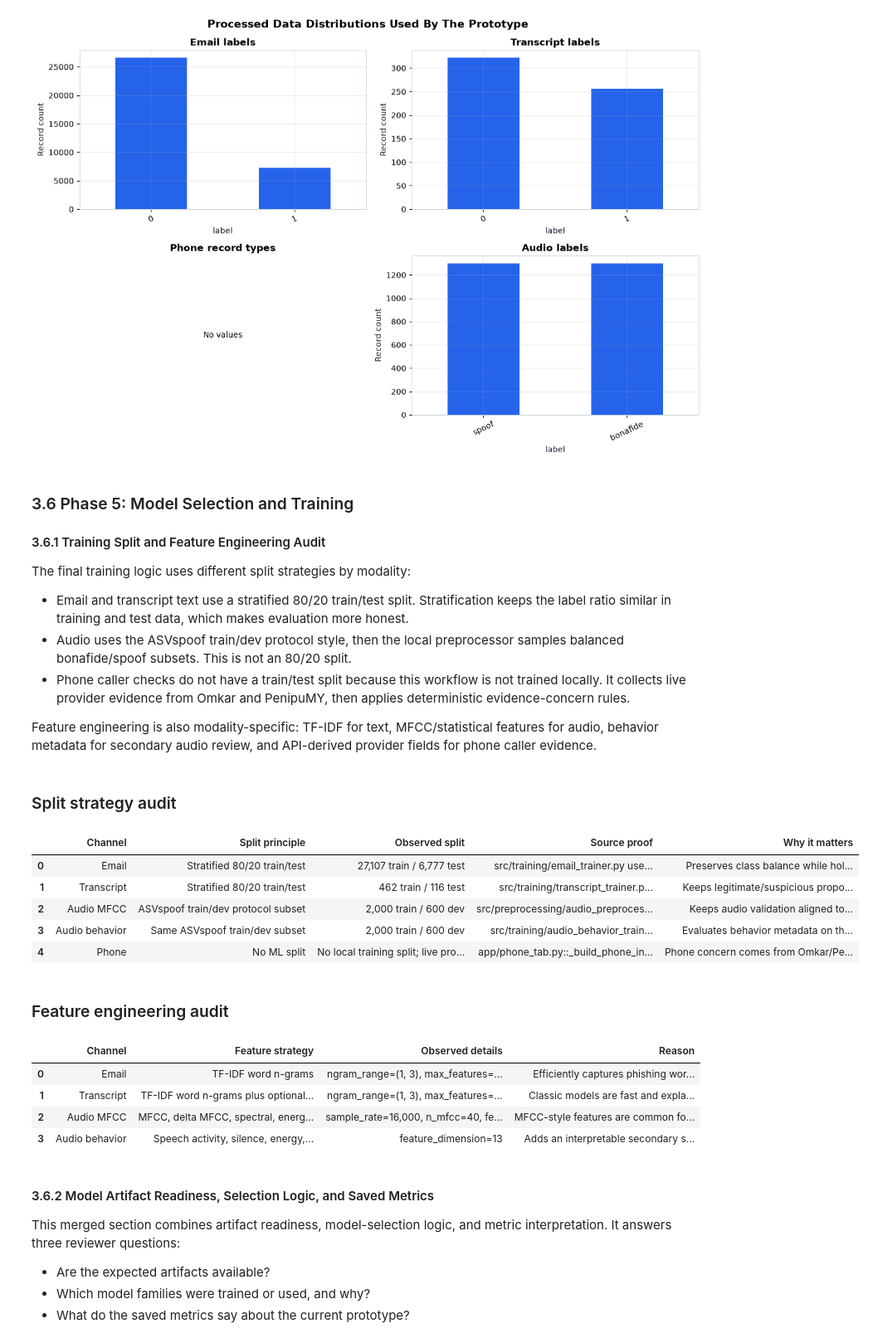
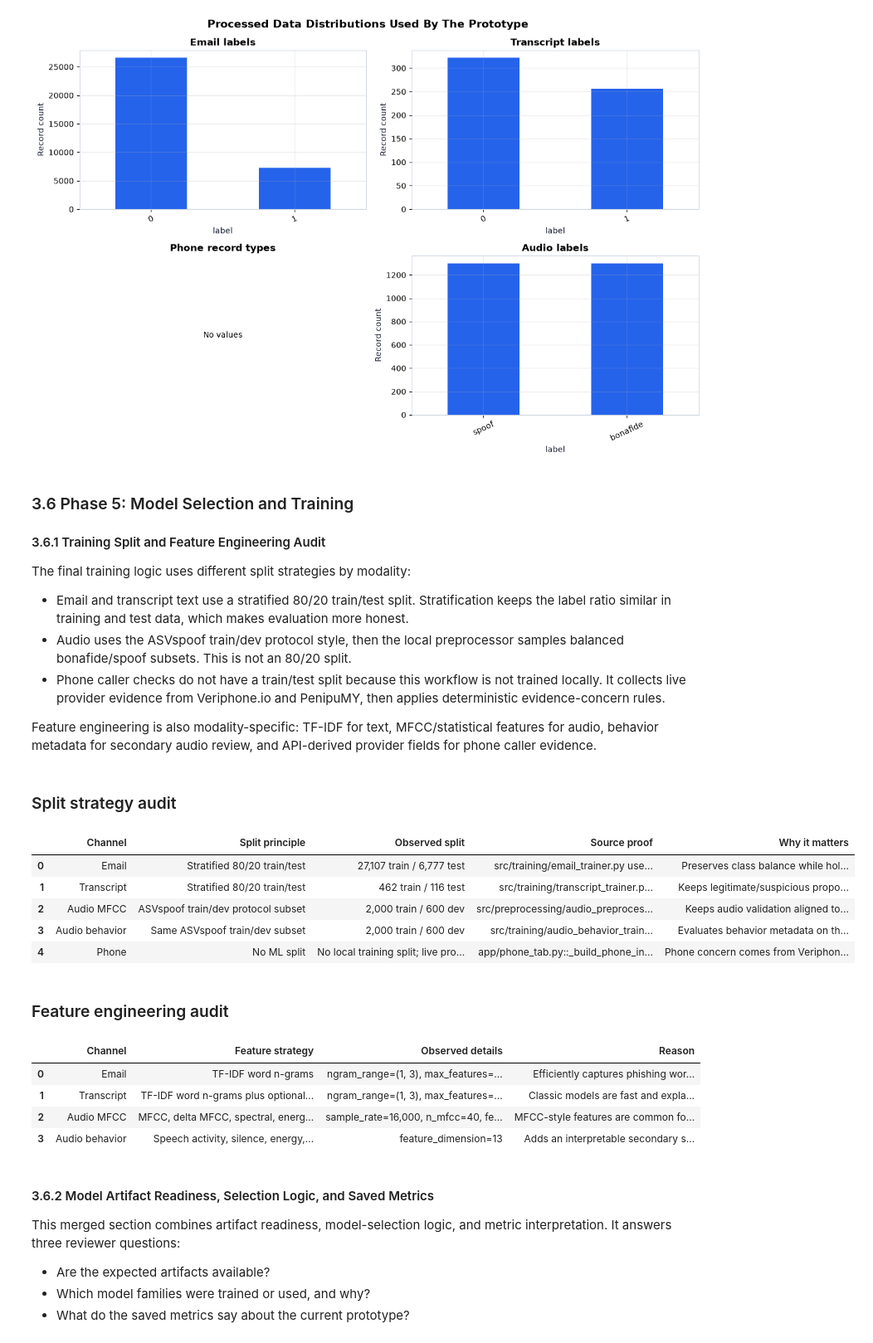
Before and after one commit to mikeshyway/ai-scam-detector, a Jupyter notebook: notebooks/00_final_prototype_evidence_notebook.ipynb, the cells around one changed output. Shown at 83% size. Saved outputs shown, nothing was run; the diff lists cells and outputs as text; code cells hidden in the pictures.

```diff
--- a/notebooks/00_final_prototype_evidence_notebook.ipynb
+++ b/notebooks/00_final_prototype_evidence_notebook.ipynb
@@ -360,7 +360,7 @@ The final training logic uses different split strategies by modality:
 
 - Email and transcript text use a stratified 80/20 train/test split. Stratification keeps the label ratio similar in training and test data, which makes evaluation more honest.
 - Audio uses the ASVspoof train/dev protocol style, then the local preprocessor samples balanced bonafide/spoof subsets. This is not an 80/20 split.
-- Phone caller checks do not have a train/test split because this workflow is not trained locally. It collects live provider evidence from Omkar and PenipuMY, then applies deterministic evidence-concern rules.
+- Phone caller checks do not have a train/test split because this workflow is not trained locally. It collects live provider evidence from Veriphone.io and PenipuMY, then applies deterministic evidence-concern rules.
 
 Feature engineering is also modality-specific: TF-IDF for text, MFCC/statistical features for audio, behavior metadata for secondary audio review, and API-derived provider fields for phone caller evidence.
 # %%
@@ -410,7 +410,7 @@ split_audit_df = pd.DataFrame([
         "Split principle": "No ML split",
         "Observed split": "No local training split; live provider evidence is interpreted at runtime",
         "Source proof": "app/phone_tab.py::_build_phone_investigation and app/phone_tab.py::_build_phone_assessment",
-        "Why it matters": "Phone concern comes from Omkar/PenipuMY API fields and transparent weights, not locally learned caller-risk values.",
+        "Why it matters": "Phone concern comes from Veriphone.io/PenipuMY API fields and transparent weights, not locally learned caller-risk values.",
     },
 ])
 
@@ -425,34 +425,34 @@ feature_audit_df = pd.DataFrame([
         "Channel": "Transcript",
         "Feature strategy": "TF-IDF word n-grams plus optional transformer context",
         "Observed details": f"ngram_range={tuple(transcript_metrics['vectorizer']['ngram_range'])}, max_features={transcript_metrics['vectorizer']['max_features']:,}, vocabulary={transcript_metrics['vectorizer']['vocabulary_size']:,}",
         "Reason": "Classic models are fast and explainable; DistilBERT adds contextual language understanding when available.",
     },
     {
         "Channel": "Audio MFCC",
         "Feature strategy": "MFCC, delta MFCC, spectral, energy, and duration statistics",
         "Observed details": f"sample_rate={audio_metrics['sample_rate']:,}, n_mfcc={audio_metrics['n_mfcc']}, feature_dimension={audio_metrics['feature_dimension']}",
         "Reason": "MFCC-style features are common for speaker/audio authenticity tasks and avoid raw waveform model complexity.",
     },
     {
         "Channel": "Audio behavior",
         "Feature strategy": "Speech activity, silence, energy, spectral, pause, and speech-rate metadata",
         "Observed details": f"feature_dimension={audio_behavior_metrics['feature_dimension']}",
         "Reason": "Adds an interpretable secondary signal for reviewing voice behavior, not forensic identity proof.",
     },
 ])
 
 display(Markdown("### Split strategy audit"))
 display(split_audit_df)
 display(Markdown("### Feature engineering audit"))
 display(feature_audit_df)
 # %% [output]
 ### Split strategy audit
 |  | Channel | Split principle | Observed split | Source proof | Why it matters |
 | 0 | Email | Stratified 80/20 train/test | 27,107 train / 6,777 test | src/training/email_trainer.py use... | Preserves class balance while hol... |
 | 1 | Transcript | Stratified 80/20 train/test | 462 train / 116 test | src/training/transcript_trainer.p... | Keeps legitimate/suspicious propo... |
 | 2 | Audio MFCC | ASVspoof train/dev protocol subset | 2,000 train / 600 dev | src/preprocessing/audio_preproces... | Keeps audio validation aligned to... |
 | 3 | Audio behavior | Same ASVspoof train/dev subset | 2,000 train / 600 dev | src/training/audio_behavior_train... | Evaluates behavior metadata on th... |
-| 4 | Phone | No ML split | No local training split; live pro... | app/phone_tab.py::_build_phone_in... | Phone concern comes from Omkar/Pe... |
+| 4 | Phone | No ML split | No local training split; live pro... | app/phone_tab.py::_build_phone_in... | Phone concern comes from Veriphon... |
 ### Feature engineering audit
 |  | Channel | Feature strategy | Observed details | Reason |
 | 0 | Email | TF-IDF word n-grams | ngram_range=(1, 3), max_features=... | Efficiently captures phishing wor... |
```
Also changed, not shown: parts of 8 cells of this notebook, 22 other files.
